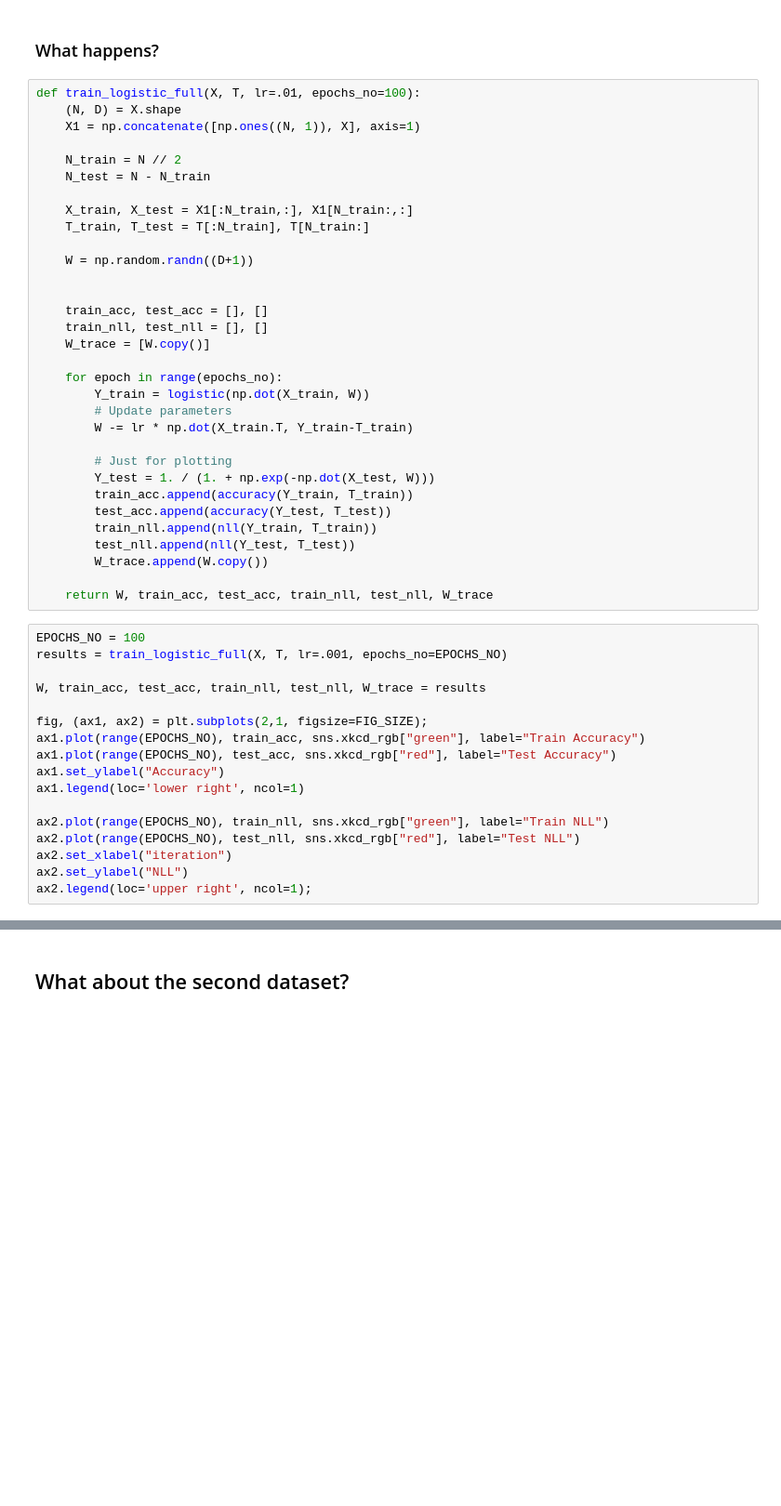
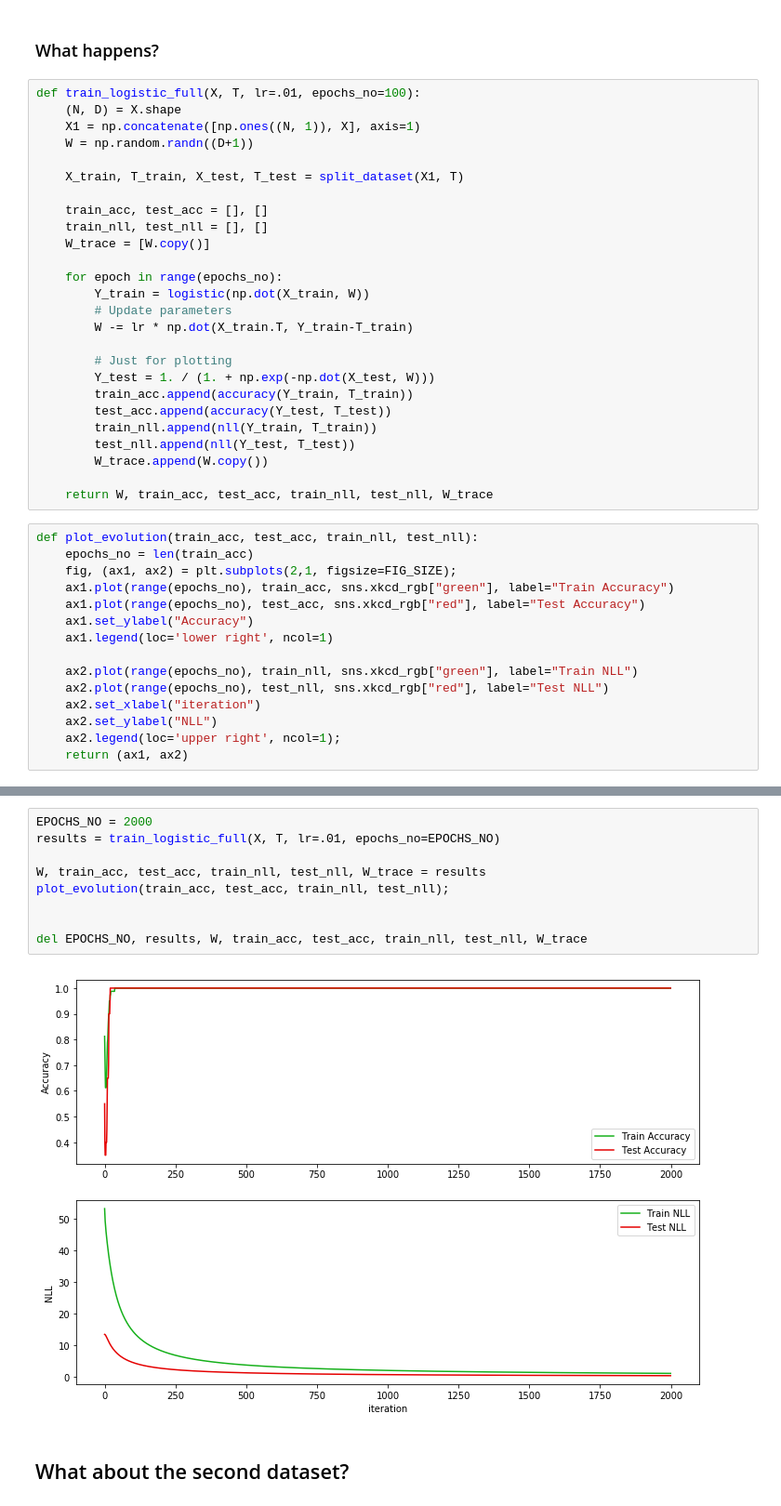
Before and after one commit to andreicnica/summer-school, a Jupyter notebook: demo-nn/Logistic Regression.ipynb, the cells around one changed output, grey strips where cells are left out. Shown at 93% size. Cells and saved outputs as stored; diff of their text form; blank space fills up the shorter version.

```diff
--- a/demo-nn/Logistic Regression.ipynb
+++ b/demo-nn/Logistic Regression.ipynb
@@ -245,15 +254,9 @@ plt.show()
 def train_logistic_full(X, T, lr=.01, epochs_no=100):
     (N, D) = X.shape
     X1 = np.concatenate([np.ones((N, 1)), X], axis=1)
-
-    N_train = N // 2
-    N_test = N - N_train
-
-    X_train, X_test = X1[:N_train,:], X1[N_train:,:]
-    T_train, T_test = T[:N_train], T[N_train:]
-
     W = np.random.randn((D+1))
 
+    X_train, T_train, X_test, T_test = split_dataset(X1, T)
 
     train_acc, test_acc = [], []
     train_nll, test_nll = [], []
@@ -274,19 +277,17 @@ def train_logistic_full(X, T, lr=.01, epochs_no=100):
 
     return W, train_acc, test_acc, train_nll, test_nll, W_trace
 # %%
-EPOCHS_NO = 100
-results = train_logistic_full(X, T, lr=.001, epochs_no=EPOCHS_NO)
+def plot_evolution(train_acc, test_acc, train_nll, test_nll):
+    epochs_no = len(train_acc)
+    fig, (ax1, ax2) = plt.subplots(2,1, figsize=FIG_SIZE);
+    ax1.plot(range(epochs_no), train_acc, sns.xkcd_rgb["green"], label="Train Accuracy")
+    ax1.plot(range(epochs_no), test_acc, sns.xkcd_rgb["red"], label="Test Accuracy")
+    ax1.set_ylabel("Accuracy")
+    ax1.legend(loc='lower right', ncol=1)
 
-W, train_acc, test_acc, train_nll, test_nll, W_trace = results
-
-fig, (ax1, ax2) = plt.subplots(2,1, figsize=FIG_SIZE);
-ax1.plot(range(EPOCHS_NO), train_acc, sns.xkcd_rgb["green"], label="Train Accuracy")
-ax1.plot(range(EPOCHS_NO), test_acc, sns.xkcd_rgb["red"], label="Test Accuracy")
-ax1.set_ylabel("Accuracy")
-ax1.legend(loc='lower right', ncol=1)
-
-ax2.plot(range(EPOCHS_NO), train_nll, sns.xkcd_rgb["green"], label="Train NLL")
-ax2.plot(range(EPOCHS_NO), test_nll, sns.xkcd_rgb["red"], label="Test NLL")
-ax2.set_xlabel("iteration")
-ax2.set_ylabel("NLL")
-ax2.legend(loc='upper right', ncol=1);
+    ax2.plot(range(epochs_no), train_nll, sns.xkcd_rgb["green"], label="Train NLL")
+    ax2.plot(range(epochs_no), test_nll, sns.xkcd_rgb["red"], label="Test NLL")
+    ax2.set_xlabel("iteration")
+    ax2.set_ylabel("NLL")
+    ax2.legend(loc='upper right', ncol=1);
+    return (ax1, ax2)
@@ -295,3 +294,14 @@ ax2.legend(loc='upper right', ncol=1);
+# %%
+EPOCHS_NO = 2000
+results = train_logistic_full(X, T, lr=.01, epochs_no=EPOCHS_NO)
+
+W, train_acc, test_acc, train_nll, test_nll, W_trace = results
+plot_evolution(train_acc, test_acc, train_nll, test_nll);
+
+
+del EPOCHS_NO, results, W, train_acc, test_acc, train_nll, test_nll, W_trace
+# %% [output]
+[figure, added]
 # %% [markdown]
 ## What about the second dataset?
 # %%
```
Also changed, not shown: parts of 12 cells of this notebook, 1 other file.
